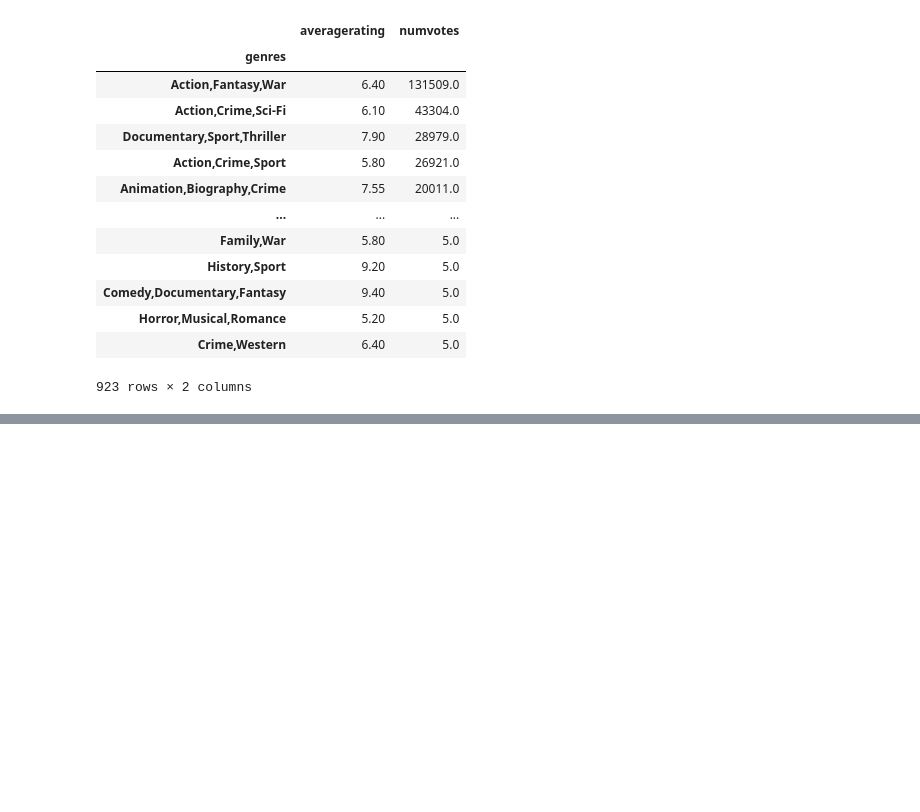
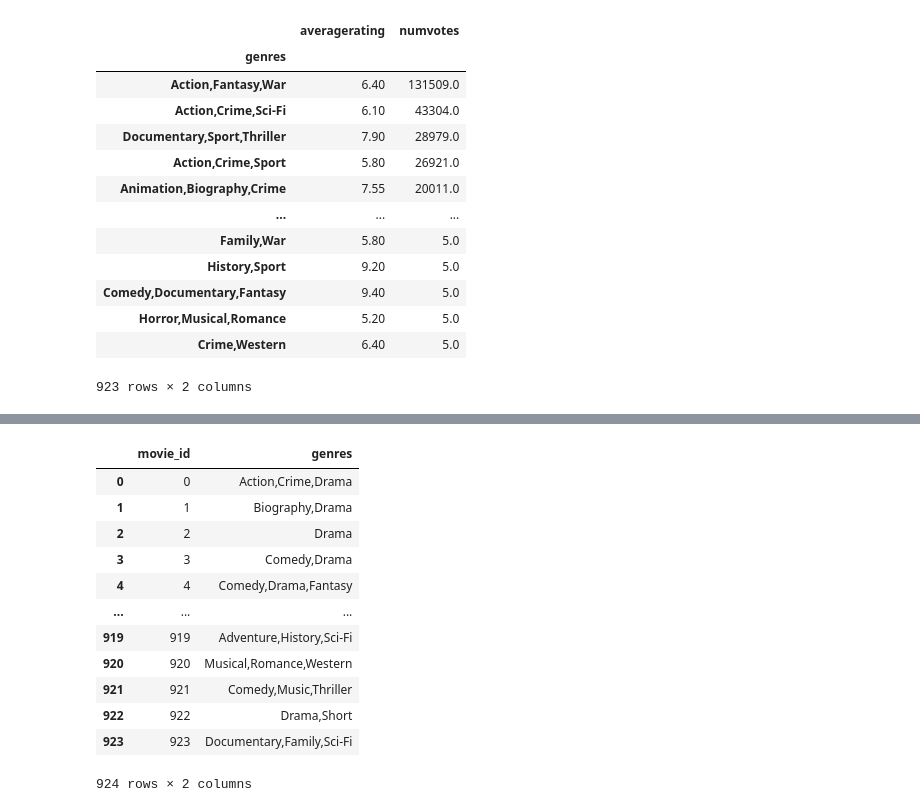
Before and after one commit to alimahzoon/Microsoft-Movie-Analysis, a Jupyter notebook: StartofProject.ipynb, the cells around one changed output, grey strips where cells are left out. Saved outputs shown, nothing was run; the diff lists cells and outputs as text; code cells hidden in the pictures; blank space fills up the shorter version.

```diff
--- a/StartofProject.ipynb
+++ b/StartofProject.ipynb
@@ -162,0 +195,18 @@ GV.groupby(['genres']).median().sort_values(by=['numvotes'], ascending=False)
+# %%
+df_genres = pd.DataFrame({'movie_id' : range(924), 'genres' : GV['genres'].unique()})
+# %%
+df_genres
+# %% [output]
+|  | movie_id | genres |
+| 0 | 0 | Action,Crime,Drama |
+| 1 | 1 | Biography,Drama |
+| 2 | 2 | Drama |
+| 3 | 3 | Comedy,Drama |
+| 4 | 4 | Comedy,Drama,Fantasy |
+| ... | ... | ... |
+| 919 | 919 | Adventure,History,Sci-Fi |
+| 920 | 920 | Musical,Romance,Western |
+| 921 | 921 | Comedy,Music,Thriller |
+| 922 | 922 | Drama,Short |
+| 923 | 923 | Documentary,Family,Sci-Fi |
+924 rows × 2 columns
```
Also changed, not shown: parts of 17 cells of this notebook, 2 other files.
